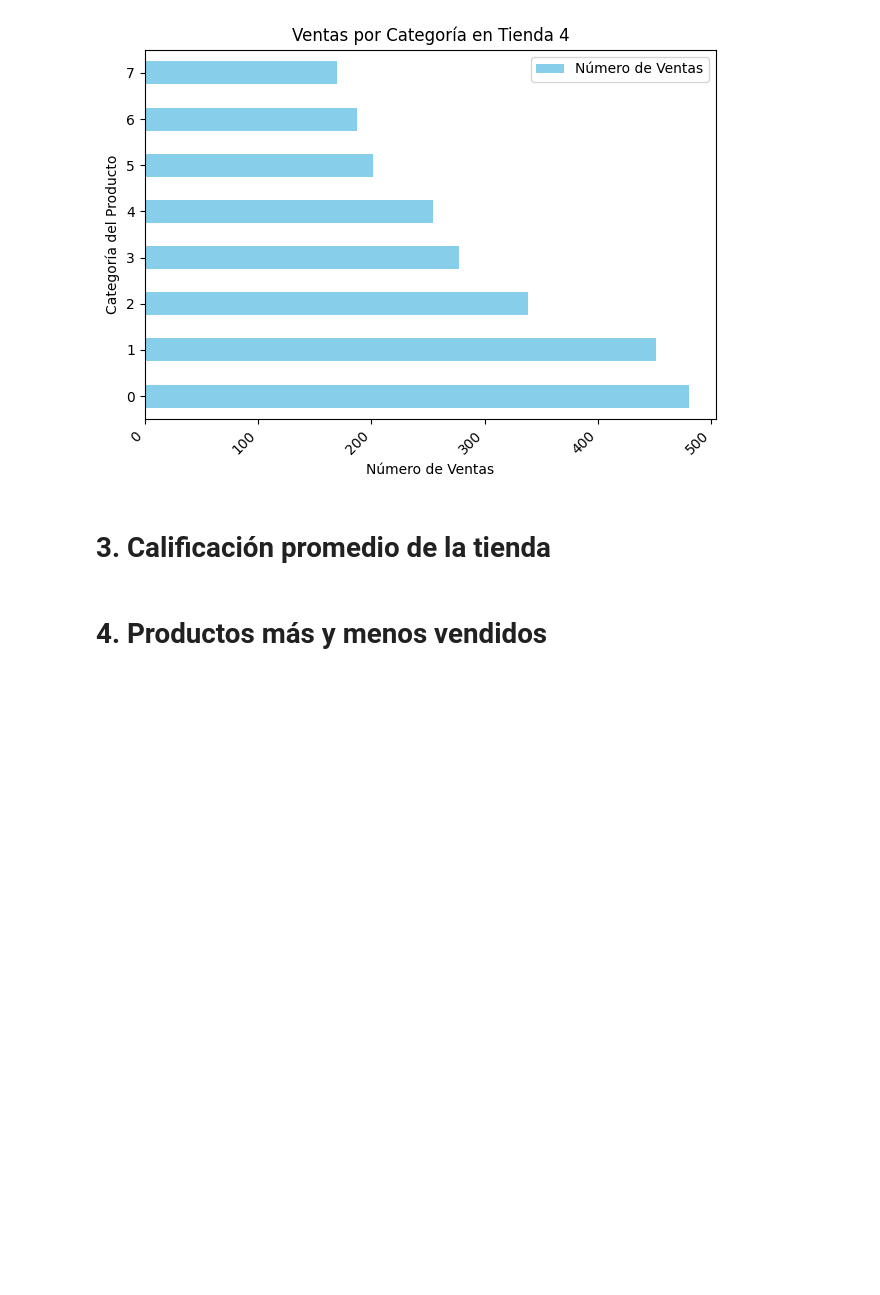
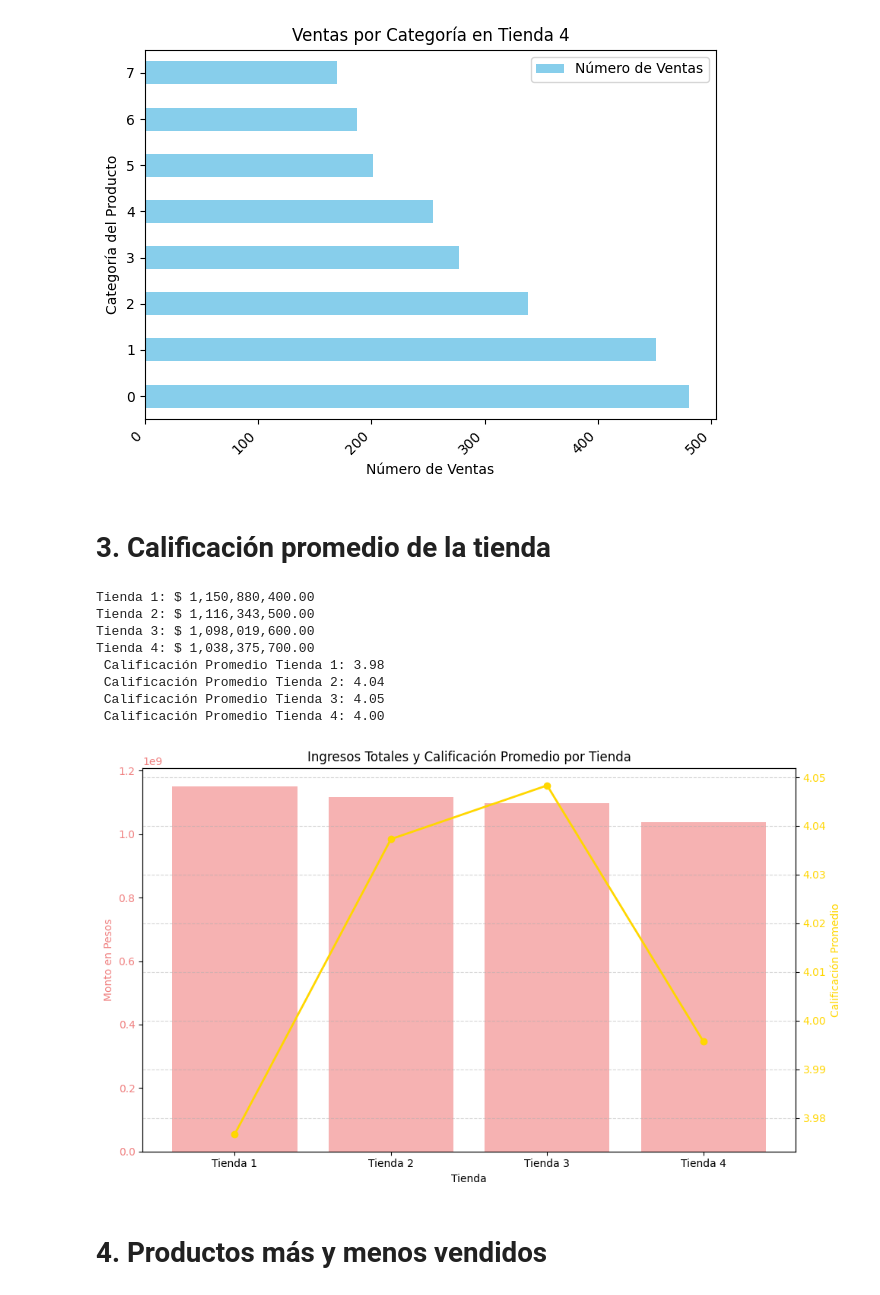
Before and after one commit to MacarenaQuijadaG/ChallengeAluraStore, a Jupyter notebook: AluraStoreLatam.ipynb, the cells around one changed output. Drawn from its saved outputs; the diff is of its cells as text; code cells hidden in the pictures; blank space fills up the shorter version.

```diff
--- a/AluraStoreLatam.ipynb
+++ b/AluraStoreLatam.ipynb
@@ -157,5 +159,45 @@ Name: count, dtype: int64
 [figure]
 # %% [markdown]
 # 3. Calificación promedio de la tienda
+# %%
+
+calificaciones_promedio = [datos['Calificación'].mean() for _, datos in tiendas_con_datos]
+nombres_de_tiendas = [f"Tienda {num}" for num, _ in tiendas_con_datos]
+
+for num, datos in tiendas_con_datos:
+    total = datos['Precio'].sum()
+    print(f"Tienda {num}: $ {total:,.2f}")
+
+for num, datos in tiendas_con_datos:
+    calificacion_promedio = datos['Calificación'].mean()
+    print(f" Calificación Promedio Tienda {num}: {calificacion_promedio:.2f}")
+
+fig, ax1 = plt.subplots(figsize=(10, 6))
+
+# Gráfico
+ax1.bar(nombres_de_tiendas, total_facturacion, color='lightcoral', alpha=0.6, label="Facturación")
+ax1.set_xlabel('Tienda')
+ax1.set_ylabel('Monto en Pesos', color='lightcoral')
+ax1.tick_params(axis='y', labelcolor='lightcoral')
+
+ax2 = ax1.twinx()
+ax2.plot(nombres_de_tiendas, calificaciones_promedio, color='gold', marker='o', label="Calificación Promedio", linewidth=2)
+ax2.set_ylabel('Calificación Promedio', color='gold')
+ax2.tick_params(axis='y', labelcolor='gold')
+
+plt.title('Ingresos Totales y Calificación Promedio por Tienda')
+fig.tight_layout()
+plt.grid(axis='y', linestyle='--', alpha=0.5)
+plt.show()
+# %% [output]
+Tienda 1: $ 1,150,880,400.00
+Tienda 2: $ 1,116,343,500.00
+Tienda 3: $ 1,098,019,600.00
+Tienda 4: $ 1,038,375,700.00
+ Calificación Promedio Tienda 1: 3.98
+ Calificación Promedio Tienda 2: 4.04
+ Calificación Promedio Tienda 3: 4.05
+ Calificación Promedio Tienda 4: 4.00
+[figure, added]
 # %% [markdown]
 # 4. Productos más y menos vendidos
```
Also changed, not shown: parts of 4 cells of this notebook.
